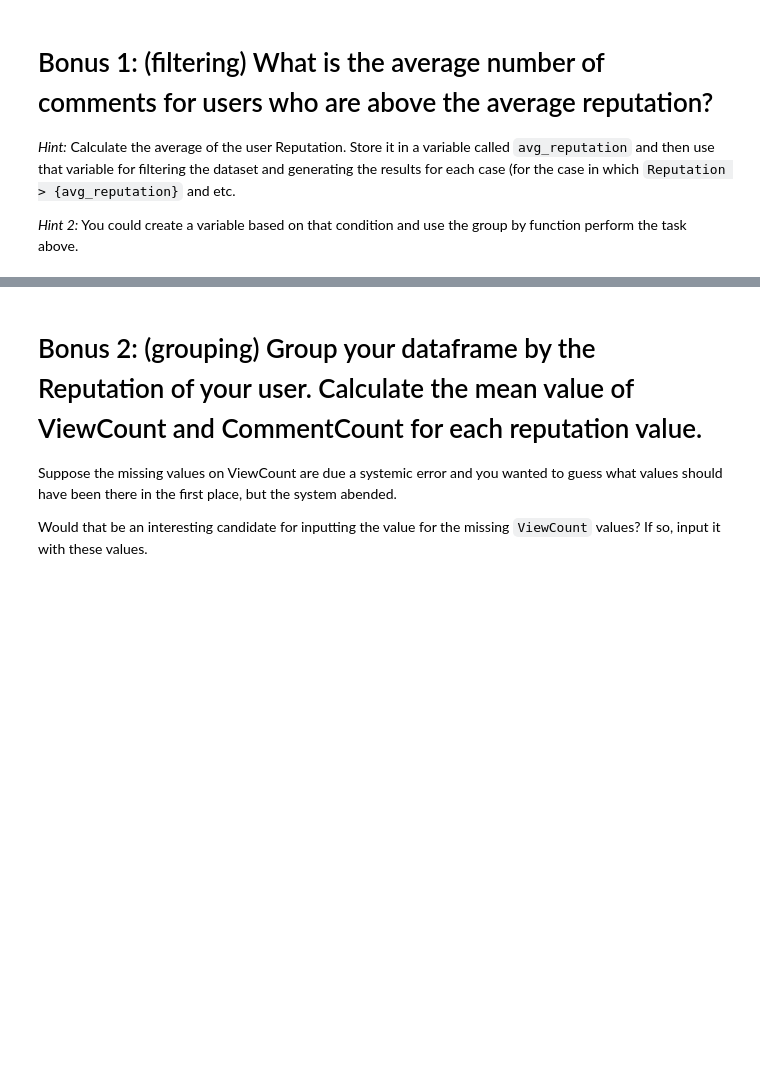
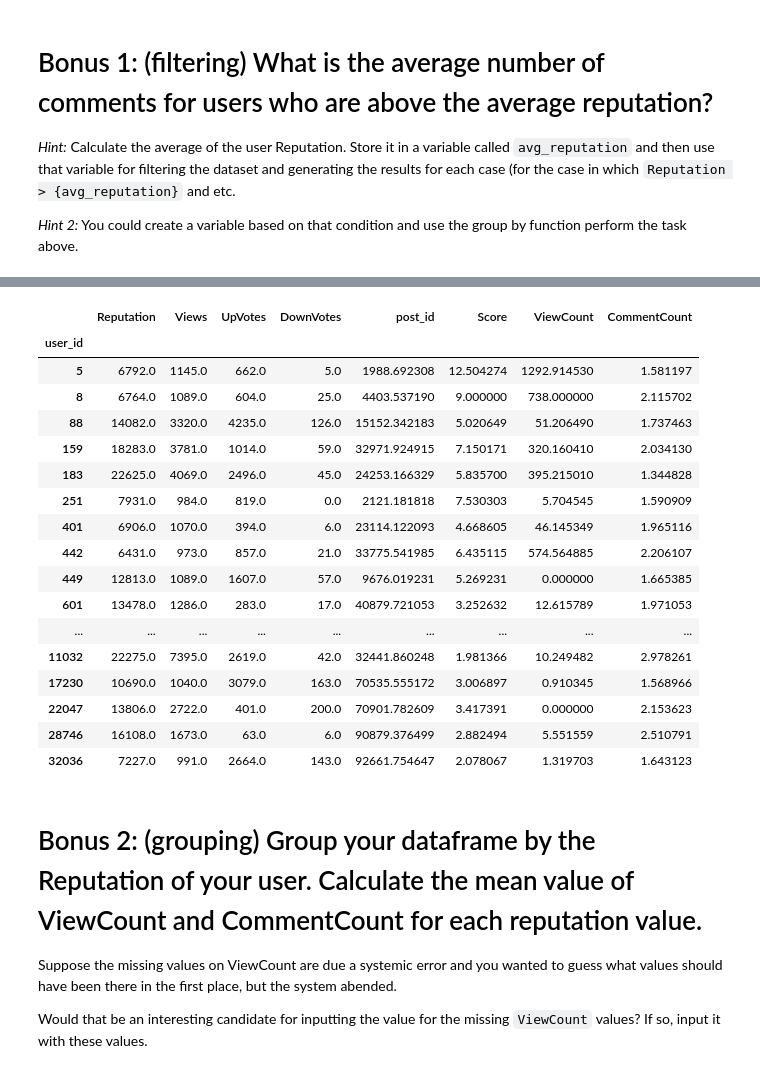
Before and after one commit to pgarcias01/Ironhack_DAFT, a Jupyter notebook: Labs/week2/Data-Cleaning/your-code/data-cleaning-lab.ipynb, the cells around one changed output, grey strips where cells are left out. Saved outputs shown, nothing was run; the diff lists cells and outputs as text; code cells hidden in the pictures; blank space fills up the shorter version.

```diff
--- a/Labs/week2/Data-Cleaning/your-code/data-cleaning-lab.ipynb
+++ b/Labs/week2/Data-Cleaning/your-code/data-cleaning-lab.ipynb
@@ -352,7 +352,7 @@ posts_from_users
 
 *Hint 2:* You could create a variable based on that condition and use the group by function perform the task above.
 # %%
-avg_reputation = posts_from_users['CommentCount'].mean()
+avg_reputation = posts_from_users['Reputation'].mean()
 print(avg_reputation)
-mask = (posts_from_users['CommentCount'] > avg_reputation)
+mask = (posts_from_users['Reputation'] > avg_reputation)
 # %% [output]
@@ -376,3 +360,25 @@ posts_from_users.loc[mask, :]
+# %%
+new_df = posts_from_users.loc[mask, :]
+new_df.groupby(by='user_id').mean()
+# %% [output]
+|  | Reputation | Views | UpVotes | DownVotes | post_id | Score | ViewCount | CommentCount |
+| user_id |  |  |  |  |  |  |  |  |
+| 5 | 6792.0 | 1145.0 | 662.0 | 5.0 | 1988.692308 | 12.504274 | 1292.914530 | 1.581197 |
+| 8 | 6764.0 | 1089.0 | 604.0 | 25.0 | 4403.537190 | 9.000000 | 738.000000 | 2.115702 |
+| 88 | 14082.0 | 3320.0 | 4235.0 | 126.0 | 15152.342183 | 5.020649 | 51.206490 | 1.737463 |
+| 159 | 18283.0 | 3781.0 | 1014.0 | 59.0 | 32971.924915 | 7.150171 | 320.160410 | 2.034130 |
+| 183 | 22625.0 | 4069.0 | 2496.0 | 45.0 | 24253.166329 | 5.835700 | 395.215010 | 1.344828 |
+| 251 | 7931.0 | 984.0 | 819.0 | 0.0 | 2121.181818 | 7.530303 | 5.704545 | 1.590909 |
+| 401 | 6906.0 | 1070.0 | 394.0 | 6.0 | 23114.122093 | 4.668605 | 46.145349 | 1.965116 |
+| 442 | 6431.0 | 973.0 | 857.0 | 21.0 | 33775.541985 | 6.435115 | 574.564885 | 2.206107 |
+| 449 | 12813.0 | 1089.0 | 1607.0 | 57.0 | 9676.019231 | 5.269231 | 0.000000 | 1.665385 |
+| 601 | 13478.0 | 1286.0 | 283.0 | 17.0 | 40879.721053 | 3.252632 | 12.615789 | 1.971053 |
+| ... | ... | ... | ... | ... | ... | ... | ... | ... |
+| 11032 | 22275.0 | 7395.0 | 2619.0 | 42.0 | 32441.860248 | 1.981366 | 10.249482 | 2.978261 |
+| 17230 | 10690.0 | 1040.0 | 3079.0 | 163.0 | 70535.555172 | 3.006897 | 0.910345 | 1.568966 |
+| 22047 | 13806.0 | 2722.0 | 401.0 | 200.0 | 70901.782609 | 3.417391 | 0.000000 | 2.153623 |
+| 28746 | 16108.0 | 1673.0 | 63.0 | 6.0 | 90879.376499 | 2.882494 | 5.551559 | 2.510791 |
+| 32036 | 7227.0 | 991.0 | 2664.0 | 143.0 | 92661.754647 | 2.078067 | 1.319703 | 1.643123 |
 # %% [markdown]
 # Bonus 2: (grouping) Group your dataframe by the Reputation of your user. Calculate the mean value of ViewCount and CommentCount for each reputation value.
 
```
Also changed, not shown: parts of 3 cells of this notebook, 10 other files.
